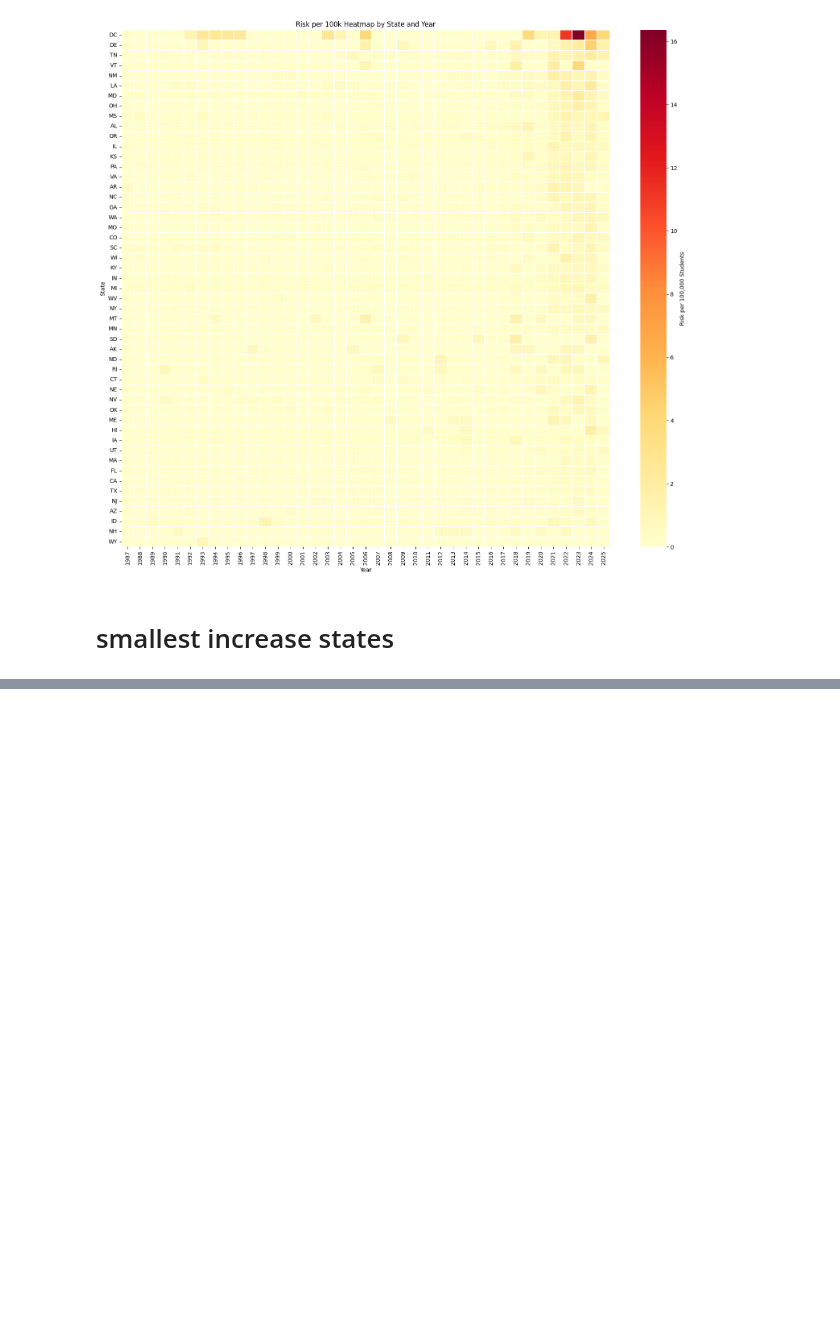
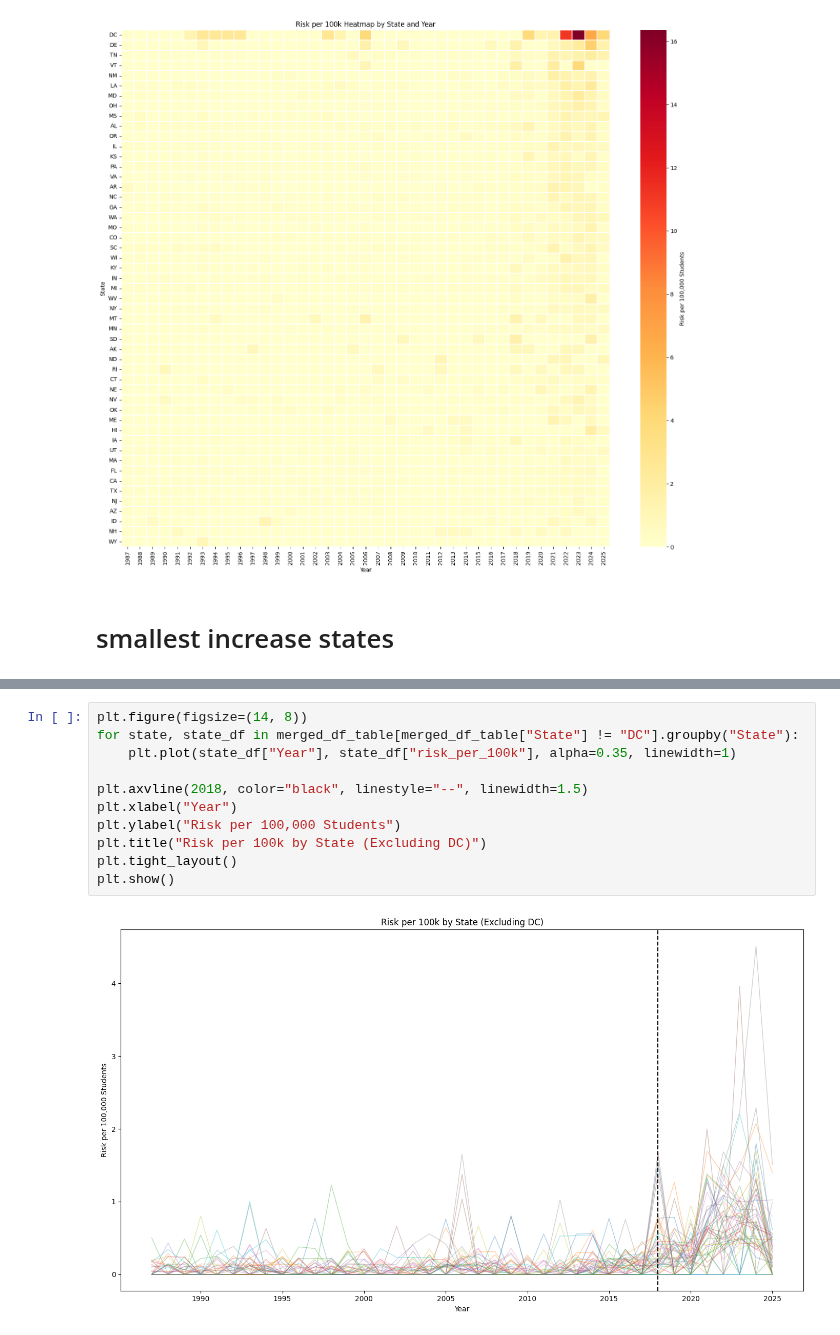
Before and after one commit to clarktommie/capstoneProject2026, a Jupyter notebook: notebooks/risk_per_100k_by_state.ipynb, the cells around one changed output, grey strips where cells are left out. Cells and saved outputs as stored; diff of their text form; blank space fills up the shorter version.

```diff
--- a/notebooks/risk_per_100k_by_state.ipynb
+++ b/notebooks/risk_per_100k_by_state.ipynb
@@ -362,0 +361,13 @@ implementation_years
+# %%
+plt.figure(figsize=(14, 8))
+for state, state_df in merged_df_table[merged_df_table["State"] != "DC"].groupby("State"):
+    plt.plot(state_df["Year"], state_df["risk_per_100k"], alpha=0.35, linewidth=1)
+
+plt.axvline(2018, color="black", linestyle="--", linewidth=1.5)
+plt.xlabel("Year")
+plt.ylabel("Risk per 100,000 Students")
+plt.title("Risk per 100k by State (Excluding DC)")
+plt.tight_layout()
+plt.show()
+# %% [output]
+[figure, added]
```
Also changed, not shown: parts of 4 cells of this notebook.
